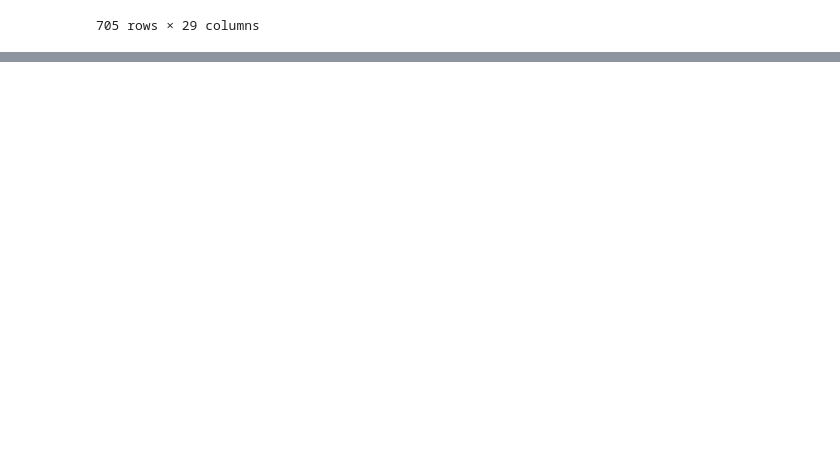
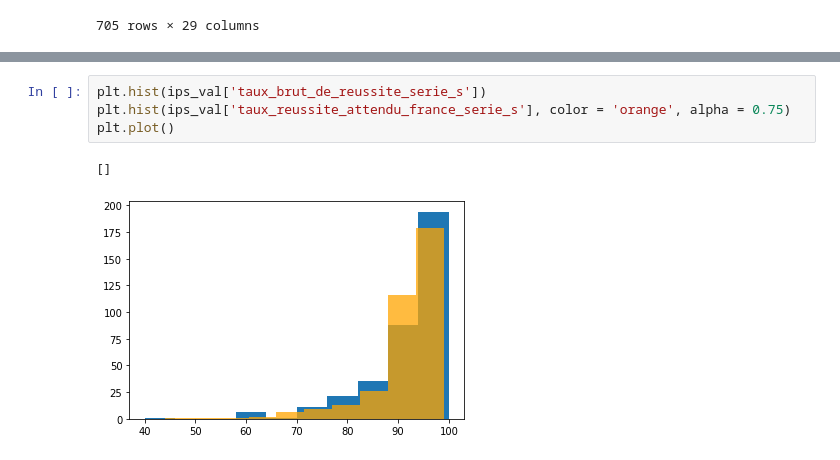
Before and after one commit to RBorhani/Projet_Python, a Jupyter notebook: Etude de l'IPS et de la Valeur Ajoutee.ipynb, the cells around one changed output, grey strips where cells are left out. Cells and saved outputs as stored; diff of their text form; blank space fills up the shorter version.

```diff
--- a/Etude de l'IPS et de la Valeur Ajoutee.ipynb
+++ b/Etude de l'IPS et de la Valeur Ajoutee.ipynb
@@ -160,0 +242,7 @@ val_gen[val_gen["code_etablissement"] == "0160065J"]
+# %%
+plt.hist(ips_val['taux_brut_de_reussite_serie_s'])
+plt.hist(ips_val['taux_reussite_attendu_france_serie_s'], color = 'orange', alpha = 0.75)
+plt.plot()
+# %% [output]
+[]
+[figure, added]
```
Also changed, not shown: parts of 32 cells of this notebook.
